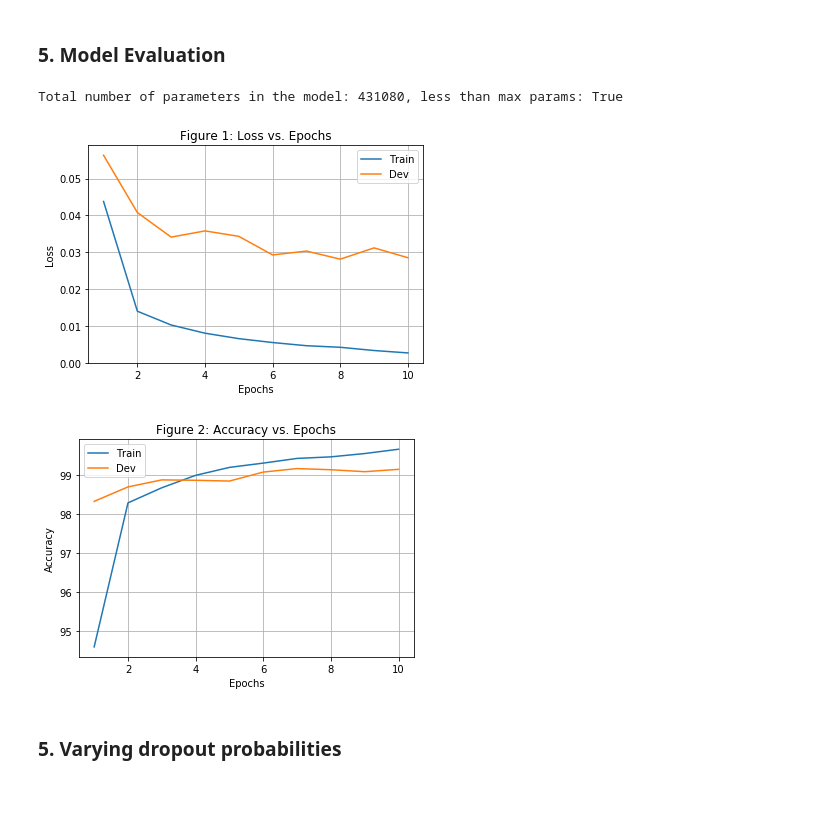
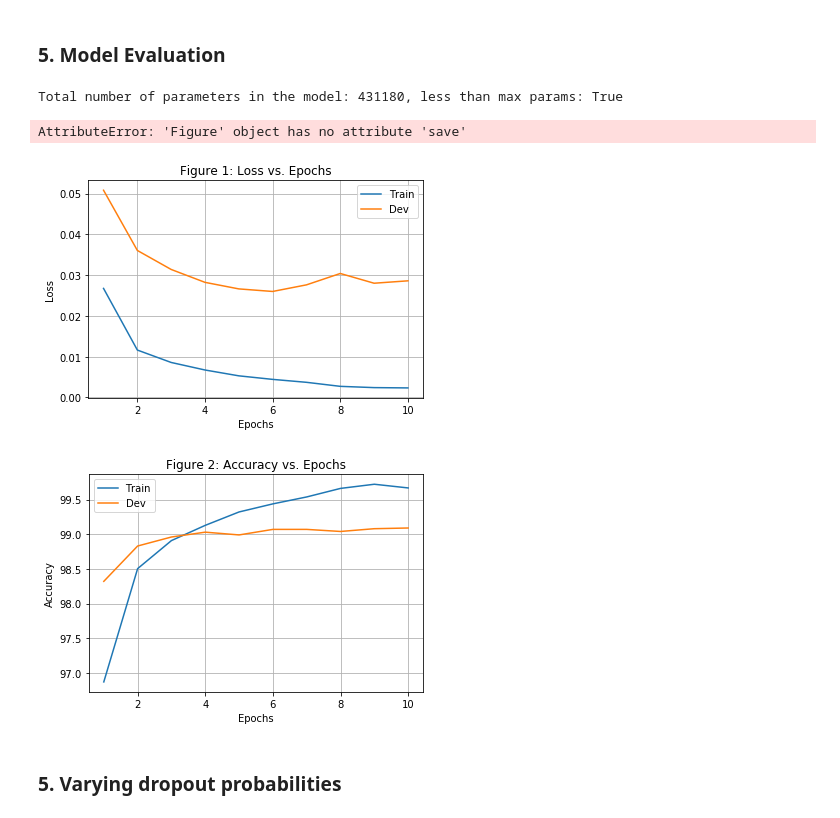
Before and after one commit to tbonza/rose, a Jupyter notebook: HW1_CS7180/Assignment_One.ipynb, the cells around one changed output. Drawn from its saved outputs; the diff is of its cells as text; code cells hidden in the pictures.

Commit message:
added batch norm, check output figures

```diff
--- a/HW1_CS7180/Assignment_One.ipynb
+++ b/HW1_CS7180/Assignment_One.ipynb
@@ -103,6 +103,7 @@ class ConvNet(nn.Module):
         )
         self.layer2 = nn.Sequential(
             nn.Conv2d(20, 50, 5, 1),
+            nn.BatchNorm2d(50),
             nn.ReLU(),
             nn.MaxPool2d(kernel_size=2,stride=2)
         )
@@ -307,7 +308,7 @@ def mat_loss_epoch(training_metrics: list):
 
 
 m_loss = mat_loss_epoch(training_metrics)
-make_plt(m_loss[0,:], m_loss[1,:], m_loss[2,:],
+fig1, ax1 = make_plt(m_loss[0,:], m_loss[1,:], m_loss[2,:],
          "Epochs", "Loss", "Figure 1: Loss vs. Epochs")
 
 
@@ -320,37 +321,40 @@ def mat_accuracy_epoch(training_metrics: list):
     epochs = []
     train_accuracy = []
     dev_accuracy = []
 
     for item in training_metrics:
 
         if item["set_type"] == "train":
             train_accuracy.append(
                 100.0 * item["n_correct"] / item["n_instances"]
             )
             epochs.append(item["epoch"])
 
         elif item["set_type"] == "dev":
             dev_accuracy.append(
                 100.0 * item["n_correct"] / item["n_instances"]
             )
 
         else:
             raise("Wrong set type: {}".format(item.get("set_type")))
 
     m = np.array([epochs, train_accuracy, dev_accuracy])
     return m
 
 m_accu = mat_accuracy_epoch(training_metrics)
-make_plt(m_accu[0,:], m_accu[1,:], m_accu[2,:],
+fig2, ax2 = make_plt(m_accu[0,:], m_accu[1,:], m_accu[2,:],
          "Epochs", "Accuracy", "Figure 2: Accuracy vs. Epochs")
+
+fig1.save("imgs/fig1.png")
 
 #************************************#
 
 plt.show()
 # %% [output]
-Total number of parameters in the model: 431080, less than max params: True
+Total number of parameters in the model: 431180, less than max params: True
+AttributeError: 'Figure' object has no attribute 'save'
-[figure, old version]
+[figure, new version]
-[figure, old version]
+[figure, new version]
 # %% [markdown]
 ### 5. Varying dropout probabilities
 # %%
```
Also changed, not shown: parts of 5 cells of this notebook, 2 other files.
